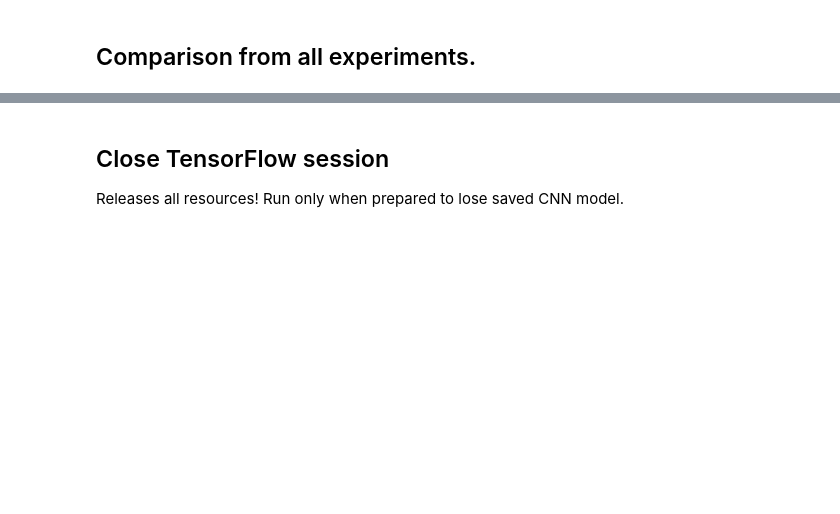
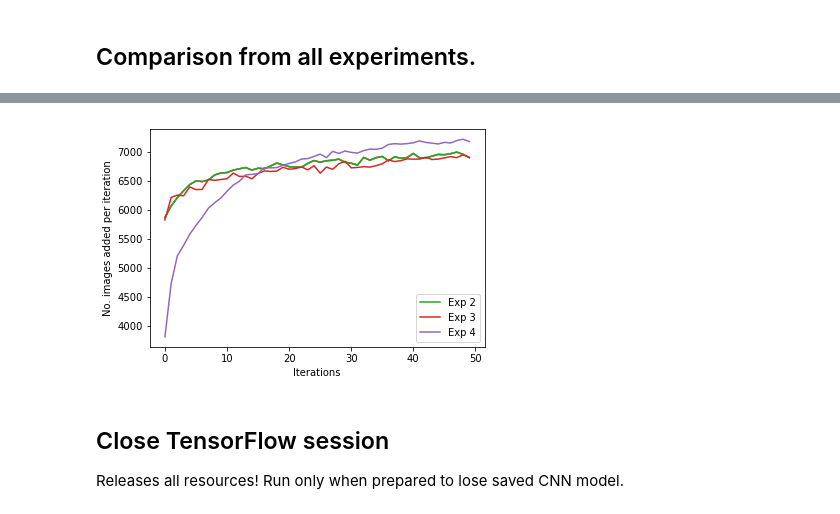
Before and after one commit to leopauly/Domain-Adaptation, a Jupyter notebook: MNIST_USPS_Dataset/Bayesian CNN.ipynb, the cells around one changed output, grey strips where cells are left out. Cells and saved outputs as stored; diff of their text form; code cells hidden in the pictures; blank space fills up the shorter version.

```diff
--- a/MNIST_USPS_Dataset/Bayesian CNN.ipynb
+++ b/MNIST_USPS_Dataset/Bayesian CNN.ipynb
@@ -742,5 +794,7 @@ ysb.plot_with_legend(np.arange(x_range), [exp1_acc[:x_range], exp2_acc[:x_range]
 # %%
-ysb.plot_with_legend(np.arange(x_range), [exp1_adds[:x_range], exp2_adds[:x_range], exp3_acc[:x_range], exp4_acc[:x_range]], ["Exp 1", "Exp 2", "Exp 3", "Exp 4"], "Iterations", "No. images added per iteration")
+ysb.plot_with_legend(np.arange(x_range), [exp2_adds[:x_range], exp3_adds[:x_range], exp4_adds[:x_range]], ["Exp 2", "Exp 3", "Exp 4"], "Iterations", "No. images added per iteration")
+# %% [output]
+[figure, added]
 # %% [markdown]
 ## Close TensorFlow session
 
```
Also changed, not shown: parts of 22 cells of this notebook, 3 other files.
